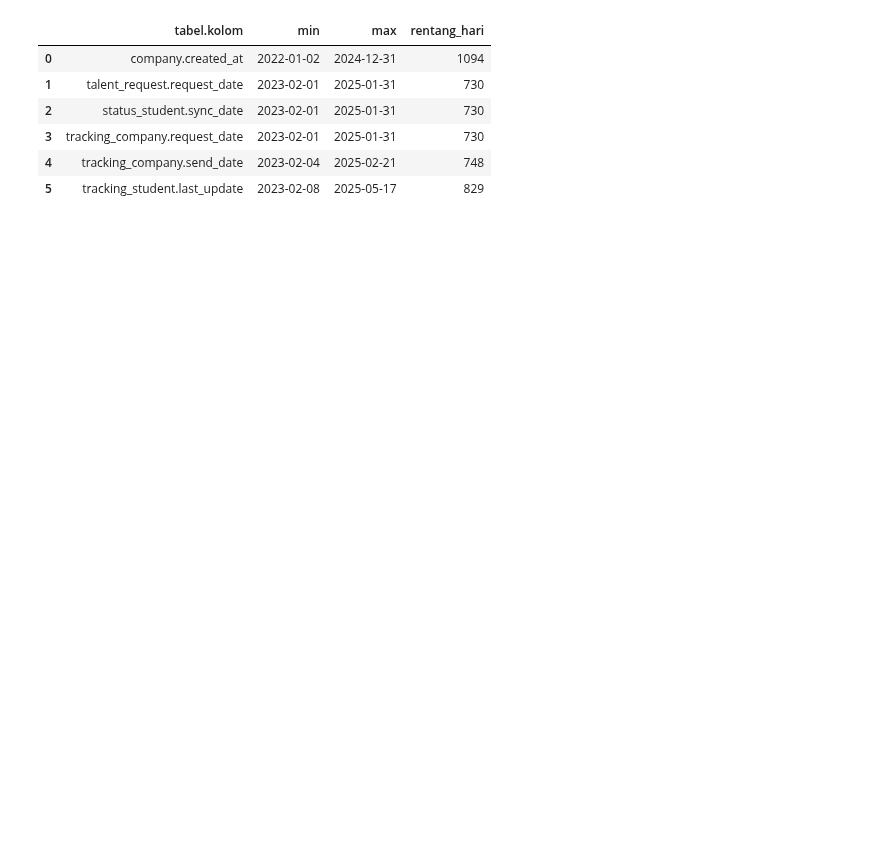
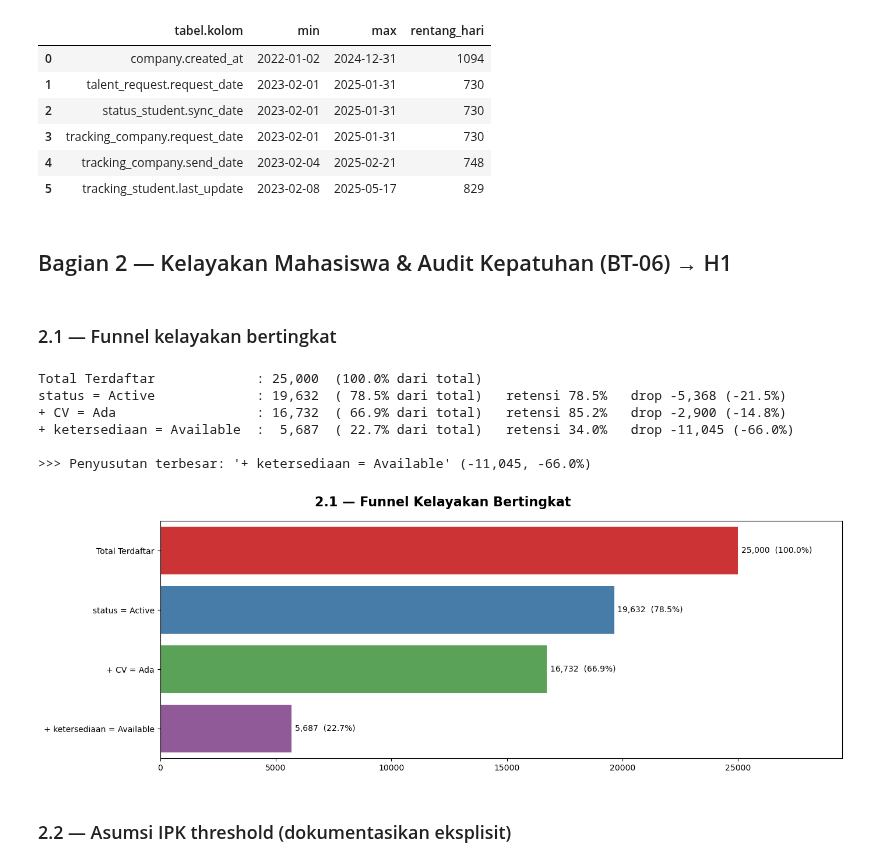
Before and after one commit to zzdf5/ssf-ssdc26-kataedward, a Jupyter notebook: notebooks/02_eda.ipynb, the cells around one changed output. Cells and saved outputs as stored; diff of their text form; code cells hidden in the pictures; blank space fills up the shorter version.

Commit message:
eda bagian 2

```diff
--- a/notebooks/02_eda.ipynb
+++ b/notebooks/02_eda.ipynb
@@ -517,3 +517,79 @@ date_summary
 | 3 | tracking_company.request_date | 2023-02-01 | 2025-01-31 | 730 |
 | 4 | tracking_company.send_date | 2023-02-04 | 2025-02-21 | 748 |
 | 5 | tracking_student.last_update | 2023-02-08 | 2025-05-17 | 829 |
+# %% [markdown]
+## Bagian 2 — Kelayakan Mahasiswa & Audit Kepatuhan (BT-06) → H1
+# %% [markdown]
+### 2.1 — Funnel kelayakan bertingkat
+# %%
+stage1_mask = pd.Series(True, index=status_student.index)
+stage2_mask = stage1_mask & (status_student["status"] == "Active")
+stage3_mask = stage2_mask & (status_student["CV"] == "Ada")
+stage4_mask = stage3_mask & (status_student["ketersediaan"] == "Available")
+
+funnel_stages = [
+    ("Total Terdaftar", stage1_mask.sum()),
+    ("status = Active", stage2_mask.sum()),
+    ("+ CV = Ada", stage3_mask.sum()),
+    ("+ ketersediaan = Available", stage4_mask.sum()),
+]
+
+total = funnel_stages[0][1]
+funnel_df = pd.DataFrame(funnel_stages, columns=["tahap", "jumlah"])
+
+# -- Ringkasan --
+prev = None
+drops = []
+for label, count in funnel_stages:
+    pct = count / total * 100
+    if prev is None:
+        print(f"{label:28s}: {count:6,d}  ({pct:5.1f}% dari total)")
+    else:
+        drop = prev - count
+        pct_drop = drop / prev * 100
+        pct_retain = count / prev * 100
+        drops.append((label, drop, pct_drop))
+        print(
+            f"{label:28s}: {count:6,d}  ({pct:5.1f}% dari total)   retensi {pct_retain:.1f}%   drop -{drop:,} (-{pct_drop:.1f}%)"
+        )
+    prev = count
+
+terbesar = max(drops, key=lambda x: x[1])
+print(
+    f"\n>>> Penyusutan terbesar: '{terbesar[0]}' (-{terbesar[1]:,}, -{terbesar[2]:.1f}%)"
+)
+
+# -- Chart --
+fig, ax = plt.subplots(figsize=(14, 5))
+fig.suptitle("2.1 — Funnel Kelayakan Bertingkat", fontsize=16, fontweight="bold")
+
+sns.barplot(
+    data=funnel_df,
+    x="jumlah",
+    y="tahap",
+    hue="tahap",
+    palette="Set1",
+    legend=False,
+    ax=ax,
+)
+
+ax.set_xlabel("")
+ax.set_ylabel("")
+ax.set_xlim(0, total * 1.18)
+
+for container in ax.containers:
+    labels_txt = [f"{v:,.0f}  ({v/total*100:.1f}%)" for v in container.datavalues]
+    ax.bar_label(container, labels=labels_txt, padding=4, fontsize=10)
+
+plt.tight_layout()
+plt.show()
+# %% [output]
+Total Terdaftar             : 25,000  (100.0% dari total)
+status = Active             : 19,632  ( 78.5% dari total)   retensi 78.5%   drop -5,368 (-21.5%)
++ CV = Ada                  : 16,732  ( 66.9% dari total)   retensi 85.2%   drop -2,900 (-14.8%)
++ ketersediaan = Available  :  5,687  ( 22.7% dari total)   retensi 34.0%   drop -11,045 (-66.0%)
+
+>>> Penyusutan terbesar: '+ ketersediaan = Available' (-11,045, -66.0%)
+[figure, added]
+# %% [markdown]
+### 2.2 — Asumsi IPK threshold (dokumentasikan eksplisit)
```
Also changed, not shown: parts of 22 cells of this notebook, 2 other files.
